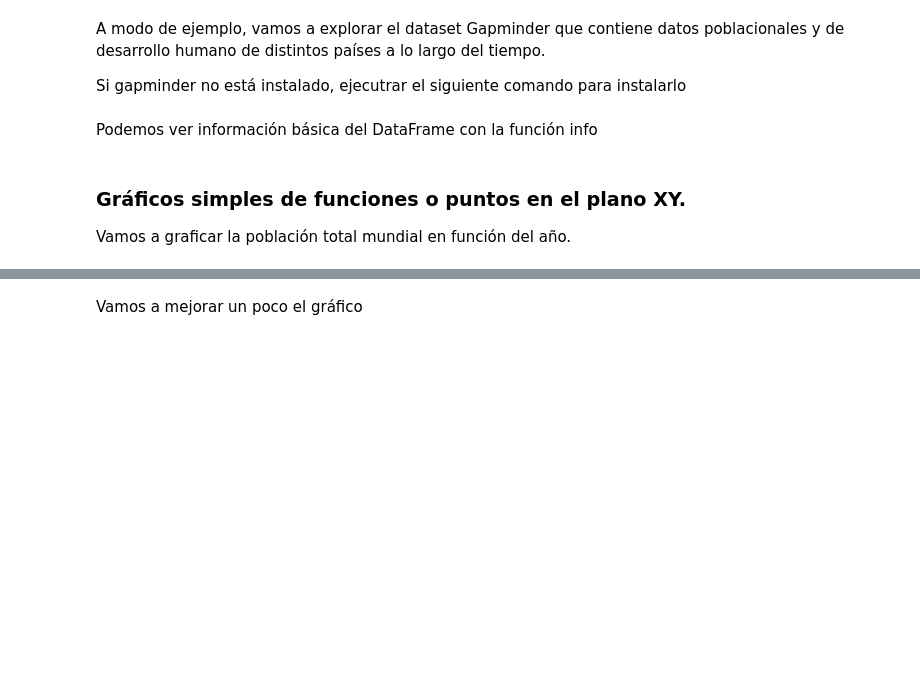
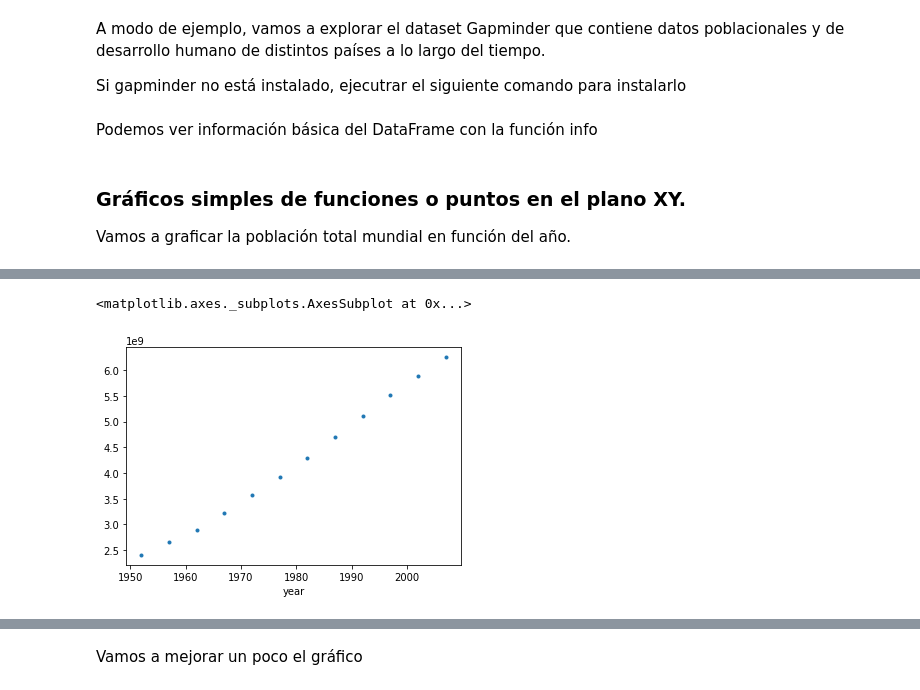
Before and after one commit to fcen-amateur/ldd, a Jupyter notebook: Notebooks/clase2-ldd-estadisticaDescriptiva.ipynb, the cells around one changed output, grey strips where cells are left out. Saved outputs shown, nothing was run; the diff lists cells and outputs as text; code cells hidden in the pictures; blank space fills up the shorter version.

```diff
--- a/Notebooks/clase2-ldd-estadisticaDescriptiva.ipynb
+++ b/Notebooks/clase2-ldd-estadisticaDescriptiva.ipynb
@@ -187 +209,7 @@ pobAnual.plot()
+# %%
+# O podemos graficar solo puntos
+pobAnual.plot(style = ".")
+# %% [output]
+<matplotlib.axes._subplots.AxesSubplot at 0x...>
+[figure, added]
 # %%
```
Also changed, not shown: parts of 21 cells of this notebook.
